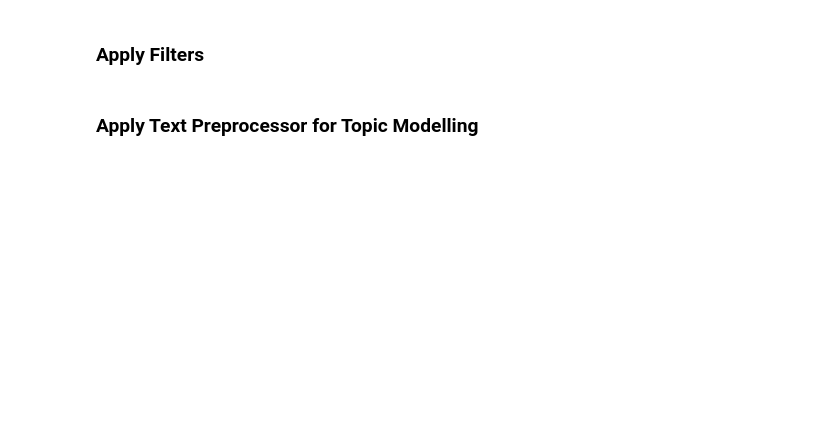
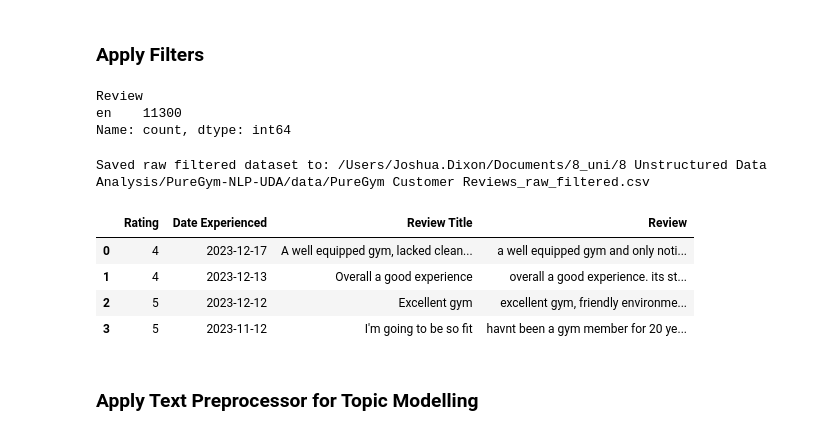
Before and after one commit to joshuabdixon/PureGym-NLP-UDA, a Jupyter notebook: notebooks/01to06_core_analysis.ipynb, the cells around one changed output. Cells and saved outputs as stored; diff of their text form; code cells hidden in the pictures; blank space fills up the shorter version.

Commit message:
Final notebooks with outputs displayed

```diff
--- a/notebooks/01to06_core_analysis.ipynb
+++ b/notebooks/01to06_core_analysis.ipynb
@@ -304,8 +335,8 @@ trustpilot_filter = TrustpilotDataFilter(
 
 df_trustpilot = trustpilot_filter.apply(df_trustpilot)
 # %%
-# Validate language filtering (approx. 1min - set to false to save time)
-VALIDATE_LANGUAGE = False
+# Validate language filtering
+VALIDATE_LANGUAGE = True
 if VALIDATE_LANGUAGE:
     language_check = df_trustpilot[TEXT_COL].apply(detect_language)
     language_counts = (
@@ -314,16 +345,27 @@ if VALIDATE_LANGUAGE:
         .sort_index()
     )
     display(language_counts)
+# %% [output]
+Review
+en    11300
+Name: count, dtype: int64
 # %%
 # Save raw filtered (no text preprocessing yet)
 save_csv(
     df_trustpilot,
     RAW_PATH,
     suffix="_raw_filtered",
 )
 
 print("Saved raw filtered dataset to:", Path(RAW_PATH).with_name(f"{Path(RAW_PATH).stem}_raw_filtered{Path(RAW_PATH).suffix}"))
-display(df_trustpilot.head())
+display(df_trustpilot.head(4))
+# %% [output]
+Saved raw filtered dataset to: /Users/Joshua.Dixon/Documents/8_uni/8 Unstructured Data Analysis/PureGym-NLP-UDA/data/PureGym Customer Reviews_raw_filtered.csv
+|  | Rating | Date Experienced | Review Title | Review |
+| 0 | 4 | 2023-12-17 | A well equipped gym, lacked clean... | a well equipped gym and only noti... |
+| 1 | 4 | 2023-12-13 | Overall a good experience | overall a good experience. its st... |
+| 2 | 5 | 2023-12-12 | Excellent gym | excellent gym, friendly environme... |
+| 3 | 5 | 2023-11-12 | I'm going to be so fit | havnt been a gym member for 20 ye... |
 # %% [markdown]
 ### Apply Text Preprocessor for Topic Modelling
 # %%
```
Also changed, not shown: parts of 58 cells of this notebook, 2 other files.
